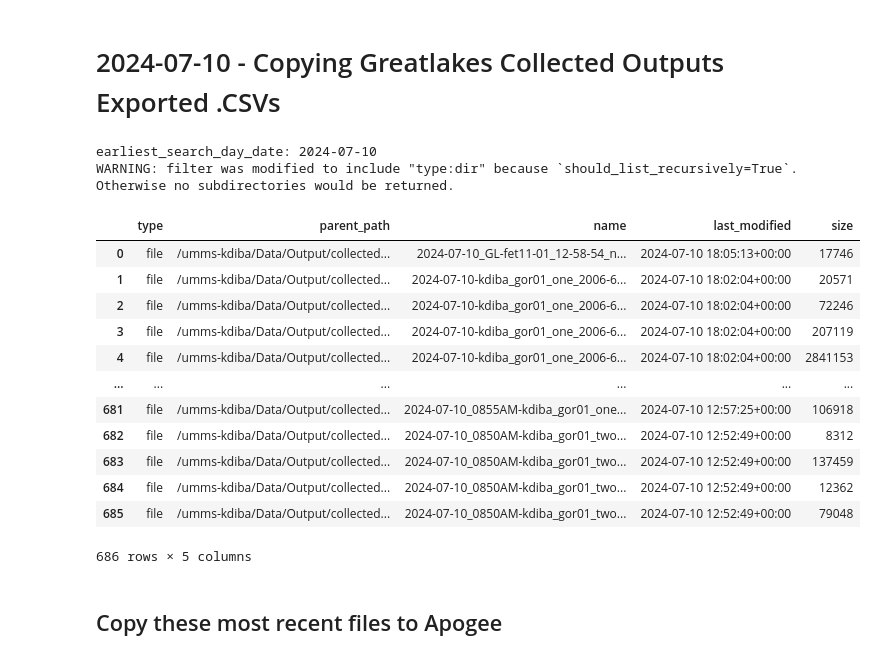
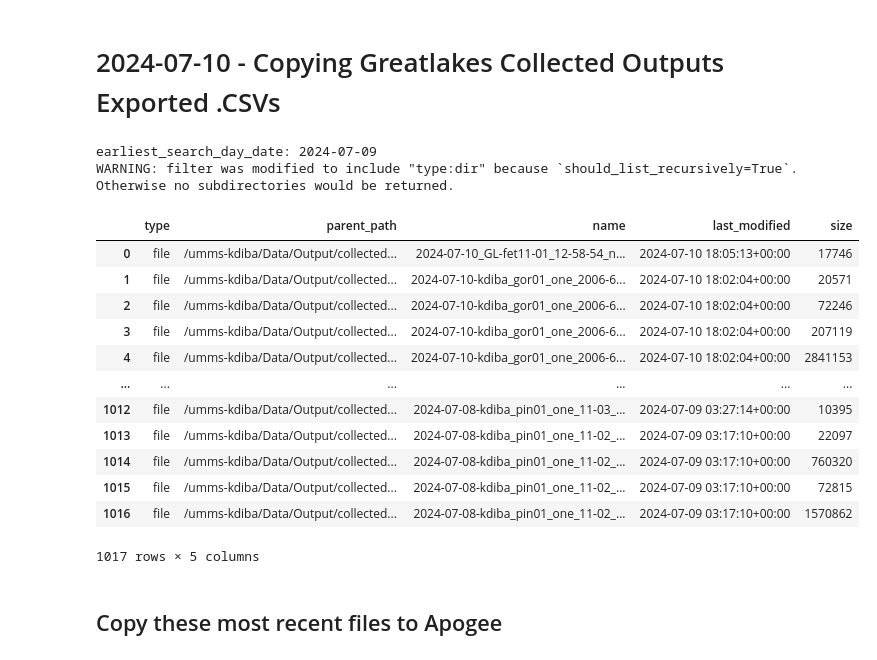
Before and after one commit to CommanderPho/PhoGlobusHelpers, a Jupyter notebook: notebooks/testing_notebook.ipynb, the cells around one changed output. Saved outputs shown, nothing was run; the diff lists cells and outputs as text; code cells hidden in the pictures.

```diff
--- a/notebooks/testing_notebook.ipynb
+++ b/notebooks/testing_notebook.ipynb
@@ -342,23 +317,23 @@ def get_only_most_recent_output_files(a_file_df: pd.DataFrame) -> pd.DataFrame:
 
 # most_recent_only_csv_file_df = get_only_most_recent_log_files(log_file_df=all_file_df)
 # %%
-lab_Turbo_collected_outputs_bookmark = Bookmark(bookmark_id='91181e28-f90d-11ee-9222-472b0fe4395a', name='KDIBA Lab Turbo - collected_outputs', endpoint_id='8c185a84-5c61-4bbc-b12b-11430e20010f', path='/umms-kdiba/Data/Output/collected_outputs/')
+# lab_Turbo_collected_outputs_bookmark = Bookmark(bookmark_id='91181e28-f90d-11ee-9222-472b0fe4395a', name='KDIBA Lab Turbo - collected_outputs', endpoint_id='8c185a84-5c61-4bbc-b12b-11430e20010f', path='/umms-kdiba/Data/Output/collected_outputs/')
 # all_file_df: pd.DataFrame = connect_man.get_greatlakes_collected_outputs_files(max_num_day_ago=1, filter="name:~*.csv,~*.h5")
-all_file_df: pd.DataFrame = connect_man.get_greatlakes_collected_outputs_files(max_num_day_ago=1, filter="name:~*.csv")
+all_file_df: pd.DataFrame = connect_man.get_greatlakes_collected_outputs_files(max_num_day_ago=2, filter="name:~*.csv")
 all_file_df
 # %% [output]
-earliest_search_day_date: 2024-07-10
+earliest_search_day_date: 2024-07-09
 WARNING: filter was modified to include "type:dir" because `should_list_recursively=True`. Otherwise no subdirectories would be returned.
 |  | type | parent_path | name | last_modified | size |
 | 0 | file | /umms-kdiba/Data/Output/collected... | 2024-07-10_GL-fet11-01_12-58-54_n... | 2024-07-10 18:05:13+00:00 | 17746 |
 | 1 | file | /umms-kdiba/Data/Output/collected... | 2024-07-10-kdiba_gor01_one_2006-6... | 2024-07-10 18:02:04+00:00 | 20571 |
 | 2 | file | /umms-kdiba/Data/Output/collected... | 2024-07-10-kdiba_gor01_one_2006-6... | 2024-07-10 18:02:04+00:00 | 72246 |
 | 3 | file | /umms-kdiba/Data/Output/collected... | 2024-07-10-kdiba_gor01_one_2006-6... | 2024-07-10 18:02:04+00:00 | 207119 |
 | 4 | file | /umms-kdiba/Data/Output/collected... | 2024-07-10-kdiba_gor01_one_2006-6... | 2024-07-10 18:02:04+00:00 | 2841153 |
 | ... | ... | ... | ... | ... | ... |
-| 681 | file | /umms-kdiba/Data/Output/collected... | 2024-07-10_0855AM-kdiba_gor01_one... | 2024-07-10 12:57:25+00:00 | 106918 |
-| 682 | file | /umms-kdiba/Data/Output/collected... | 2024-07-10_0850AM-kdiba_gor01_two... | 2024-07-10 12:52:49+00:00 | 8312 |
-| 683 | file | /umms-kdiba/Data/Output/collected... | 2024-07-10_0850AM-kdiba_gor01_two... | 2024-07-10 12:52:49+00:00 | 137459 |
-| 684 | file | /umms-kdiba/Data/Output/collected... | 2024-07-10_0850AM-kdiba_gor01_two... | 2024-07-10 12:52:49+00:00 | 12362 |
-| 685 | file | /umms-kdiba/Data/Output/collected... | 2024-07-10_0850AM-kdiba_gor01_two... | 2024-07-10 12:52:49+00:00 | 79048 |
+| 1012 | file | /umms-kdiba/Data/Output/collected... | 2024-07-08-kdiba_pin01_one_11-03_... | 2024-07-09 03:27:14+00:00 | 10395 |
+| 1013 | file | /umms-kdiba/Data/Output/collected... | 2024-07-08-kdiba_pin01_one_11-02_... | 2024-07-09 03:17:10+00:00 | 22097 |
+| 1014 | file | /umms-kdiba/Data/Output/collected... | 2024-07-08-kdiba_pin01_one_11-02_... | 2024-07-09 03:17:10+00:00 | 760320 |
+| 1015 | file | /umms-kdiba/Data/Output/collected... | 2024-07-08-kdiba_pin01_one_11-02_... | 2024-07-09 03:17:10+00:00 | 72815 |
+| 1016 | file | /umms-kdiba/Data/Output/collected... | 2024-07-08-kdiba_pin01_one_11-02_... | 2024-07-09 03:17:10+00:00 | 1570862 |
-686 rows × 5 columns
+1017 rows × 5 columns
```
Also changed, not shown: parts of 6 cells of this notebook.
